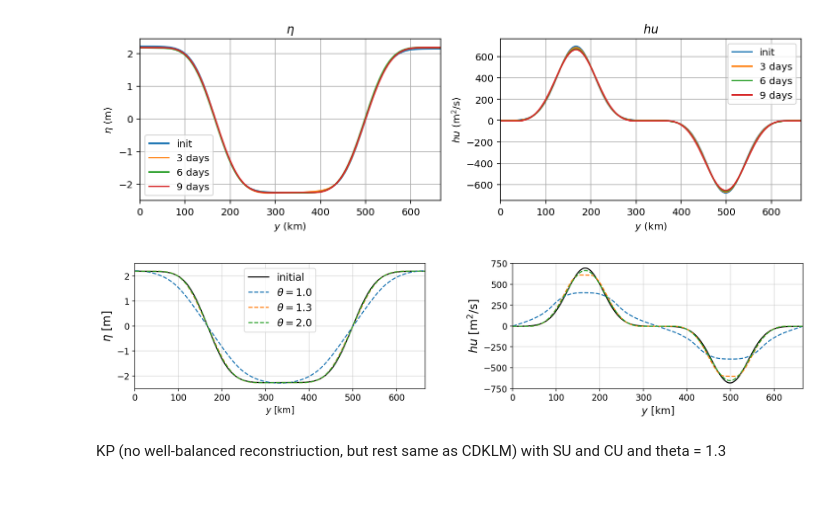
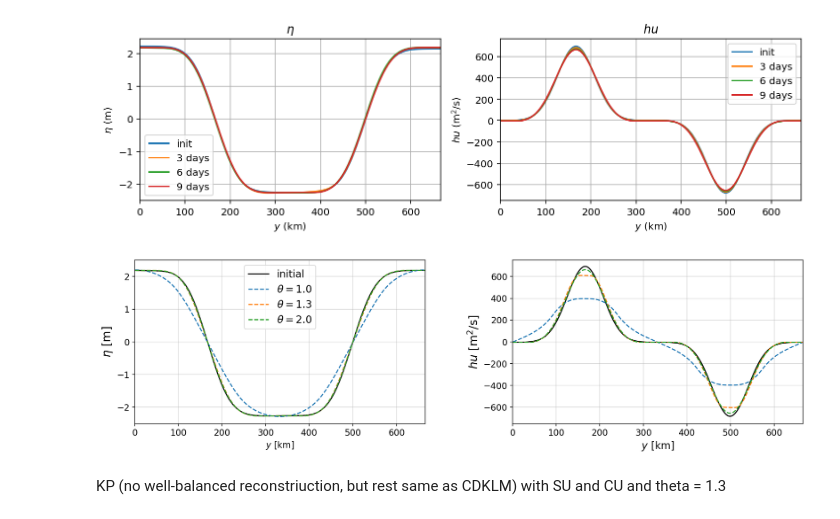
Before and after one commit to sintefmath/havvarsel-flux-investigations, a Jupyter notebook: DoubleJet.ipynb, the cells around one changed output. Cells and saved outputs as stored; diff of their text form; code cells hidden in the pictures.

```diff
--- a/DoubleJet.ipynb
+++ b/DoubleJet.ipynb
@@ -217,7 +219,7 @@ reload(CDKLM16)
 
 steadyStateCase = DoubleJetCase.DoubleJetCase(gpu_ctx, model_error=False)
 steadyStateCase_args, steadyStateCase_init = steadyStateCase.getInitConditions()
-steadyStateCase_sim = CDKLM16.CDKLM16(**steadyStateCase_args, **steadyStateCase_init, flux_delimiter=1.0)
+steadyStateCase_sim = CDKLM16.CDKLM16(**steadyStateCase_args, **steadyStateCase_init, flux_balancer=1.0)
 
 steadyStateCase_args["dt"] = 0.0
 
@@ -270,21 +272,21 @@ run_doublejet(steadyStateCase_sim)
 # %% [markdown]
 CU with $\theta=1.0$
 # %%
-cu_sim1 = CDKLM16.CDKLM16(**steadyStateCase_args, **steadyStateCase_init, flux_delimiter=0.0, theta=1.0)
+cu_sim1 = CDKLM16.CDKLM16(**steadyStateCase_args, **steadyStateCase_init, flux_balancer=0.0, theta=1.0)
 run_doublejet(cu_sim1)
 # %% [output]
 [figure]
 # %% [markdown]
 CU with $\theta=1.3$
 # %%
-cu_sim2 = CDKLM16.CDKLM16(**steadyStateCase_args, **steadyStateCase_init, flux_delimiter=0.0, theta=1.3)
+cu_sim2 = CDKLM16.CDKLM16(**steadyStateCase_args, **steadyStateCase_init, flux_balancer=0.0, theta=1.3)
 run_doublejet(cu_sim2)
 # %% [output]
 [figure]
 # %% [markdown]
 CU with $\theta=2.0$
 # %%
-cu_sim3 = CDKLM16.CDKLM16(**steadyStateCase_args, **steadyStateCase_init, flux_delimiter=0.0, theta=2.0)
+cu_sim3 = CDKLM16.CDKLM16(**steadyStateCase_args, **steadyStateCase_init, flux_balancer=0.0, theta=2.0)
 run_doublejet(cu_sim3)
 # %% [output]
 [figure]
@@ -308,7 +310,7 @@ crossec_eta3 = eta3[:, 20]
 crossec_hu3 = hu3[:, 20]
 
 
-fig, axs = plt.subplots(1,2, figsize=(16,3))
+fig, axs = plt.subplots(1,2, figsize=(16,6))
 
 axs[0].plot(y, crossec_eta,  label="initial", c="black")
 axs[0].plot(y, crossec_eta1, label="$\\theta="+str(cu_sim1.theta)+"$", c="C0", ls="--")
@@ -320,34 +322,36 @@ axs[0].set_ylabel('$\eta$ [m]', fontsize=16)
 axs[0].legend(fontsize=14, loc=9)
 axs[0].tick_params(axis='both', which='major', labelsize=12)
 axs[0].set_ylim([-2.5, 2.5])
+axs[0].set_aspect(75)
 
 axs[1].plot(y, crossec_hu,  label="initial", c="black")
 axs[1].plot(y, crossec_hu1, label="$\\theta="+str(cu_sim1.theta)+"$", c="C0", ls="--")
 axs[1].plot(y, crossec_hu2, label="$\\theta="+str(cu_sim2.theta)+"$", c="C1", ls="--")
 axs[1].plot(y, crossec_hu3, label="$\\theta="+str(cu_sim3.theta)+"$", c="C2", ls="--")
 axs[1].grid(alpha=0.5)
 axs[1].tick_params(axis='both', which='major', labelsize=12)
 axs[1].set_xlabel('$y$ [km]', fontsize=14)
 axs[1].set_ylabel('$hu$ [m$^2$/s]', fontsize=16)
 axs[1].set_ylim([-750, 750])
+axs[1].set_aspect(0.25)
 # axs[1].legend(fontsize=12, loc=1)
 
 
 for i in range(2):
     axs[i].set_xlim([0,ny*dy/1000])
 
 plt.subplots_adjust(left=0.1,
                     bottom=0.1,
                     right=0.9,
                     top=0.9,
                     wspace=0.3,
                     hspace=0.4)
 
 
 os.makedirs("figs", exist_ok=True)
 plt.savefig("figs/doublejet_theta.pdf")
 # %% [output]
-[figure, old version]
+[figure, new version]
 # %% [markdown]
 KP (no well-balanced reconstriuction, but rest same as CDKLM) with SU and CU and theta = 1.3
 # %%
```
Also changed, not shown: parts of 9 cells of this notebook, 5 other files.
